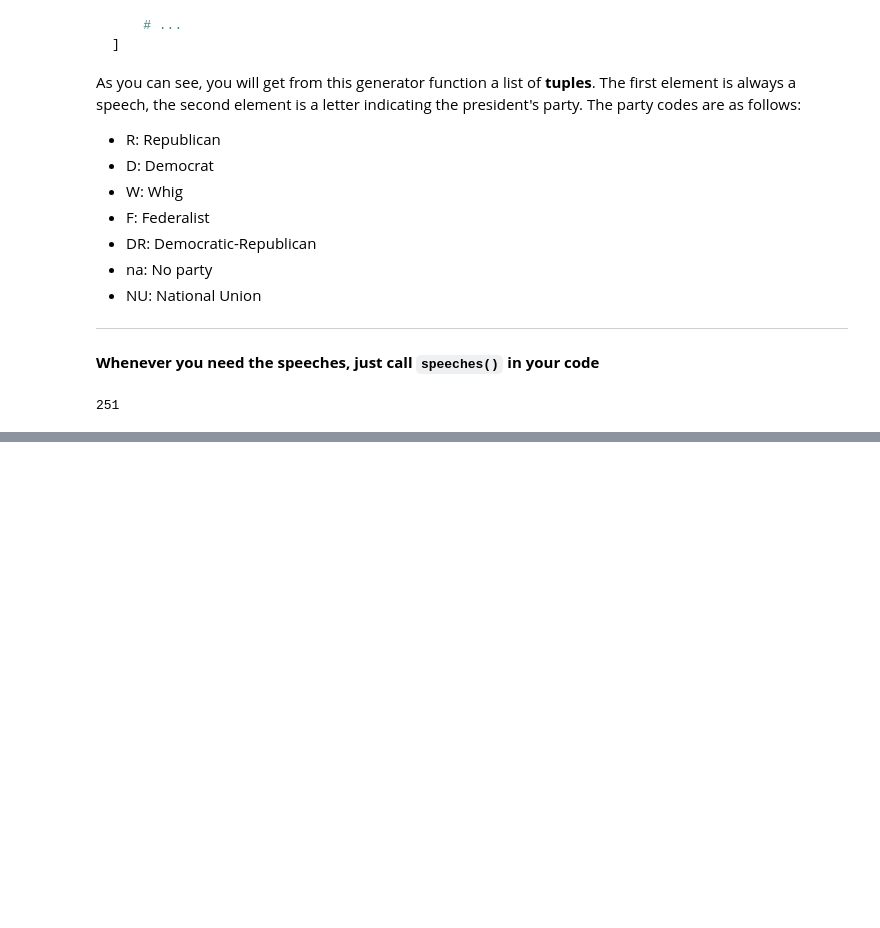
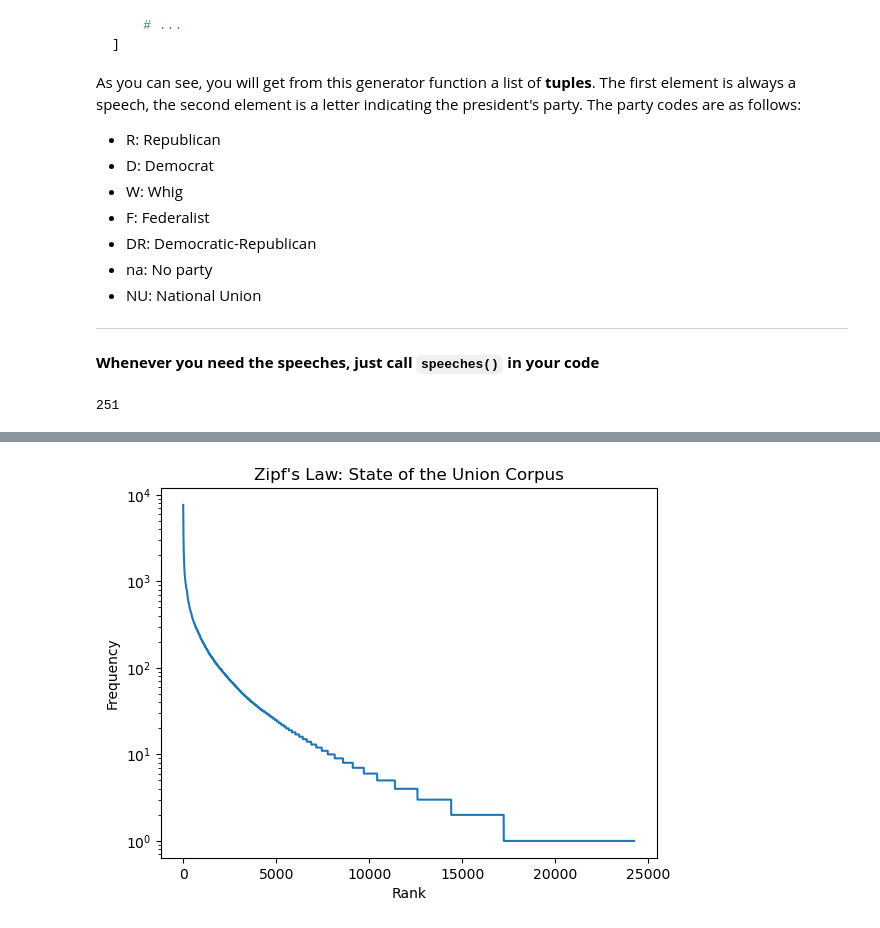
Before and after one commit to moomoofarm1/nlp_workshop, a Jupyter notebook: NLP_Workshop_solutions.ipynb, the cells around one changed output, grey strips where cells are left out. Drawn from its saved outputs; the diff is of its cells as text; code cells hidden in the pictures; blank space fills up the shorter version.

```diff
--- a/NLP_Workshop_solutions.ipynb
+++ b/NLP_Workshop_solutions.ipynb
@@ -335,0 +94,9 @@ def fit_lda_model ():
+# %%
+from nltk.corpus import stopwords
+from nltk.tokenize import word_tokenize
+
+# Loads a common english stopword list
+stops = stopwords.words('english')
+
+def tokenize_speech(speech):
+  return [t for t in word_tokenize(speech.lower()) if t.isalpha() and t not in stops]
@@ -335,0 +191,21 @@ def fit_lda_model ():
+# %%
+# Below, write a function that can count the words and returns a list of words
+# and their frequencies.
+from collections import Counter
+
+def count_words ():
+  word_counter = Counter()
+  for speech, _ in speeches():
+    word_counter.update(tokenize_speech(speech))
+  return word_counter.most_common()
+# %%
+# Let us now look at the ten most common, and then ten least common words:
+
+words = count_words()
+
+print("Most common words:")
+print(words[0:10])
+
+print("")
+print("Least common words:")
+print(words[-10:])
@@ -335,0 +224,14 @@ def fit_lda_model ():
+# %%
+import matplotlib.pyplot as plt
+
+# Extract only the actual numbers, and sort them by size descending.
+word_counts = sorted(list(map(lambda x: x[1], words)), reverse=True)
+
+plt.plot(range(len(word_counts)), word_counts)
+plt.yscale("log") # Set the Y-axis to a logarithmic scale.
+plt.ylabel("Frequency")
+plt.xlabel("Rank")
+plt.title("Zipf's Law: State of the Union Corpus")
+plt.show()
+# %% [output]
+[figure, added]
```
Also changed, not shown: parts of 51 cells of this notebook, 1 other file.
